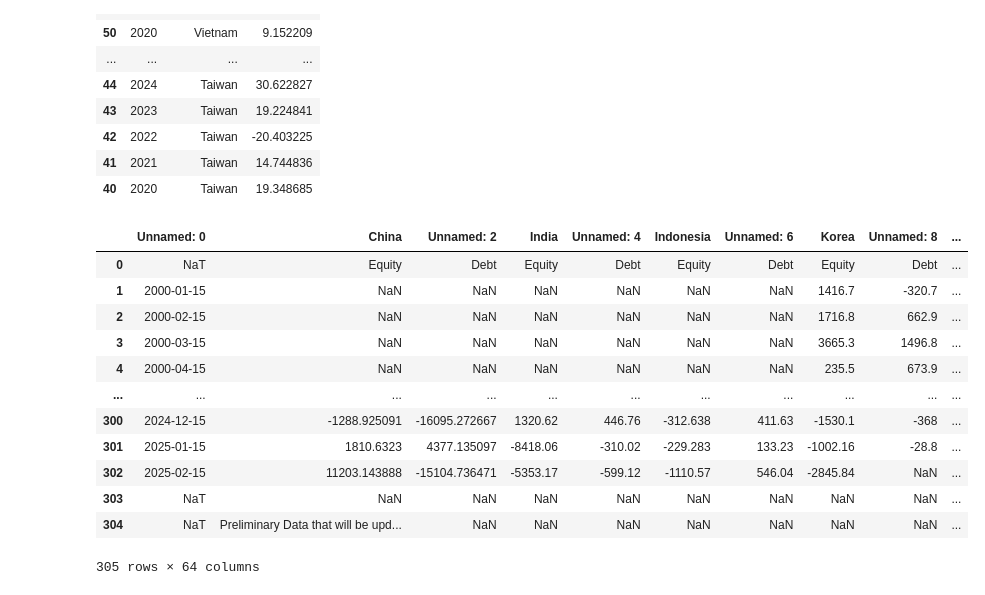
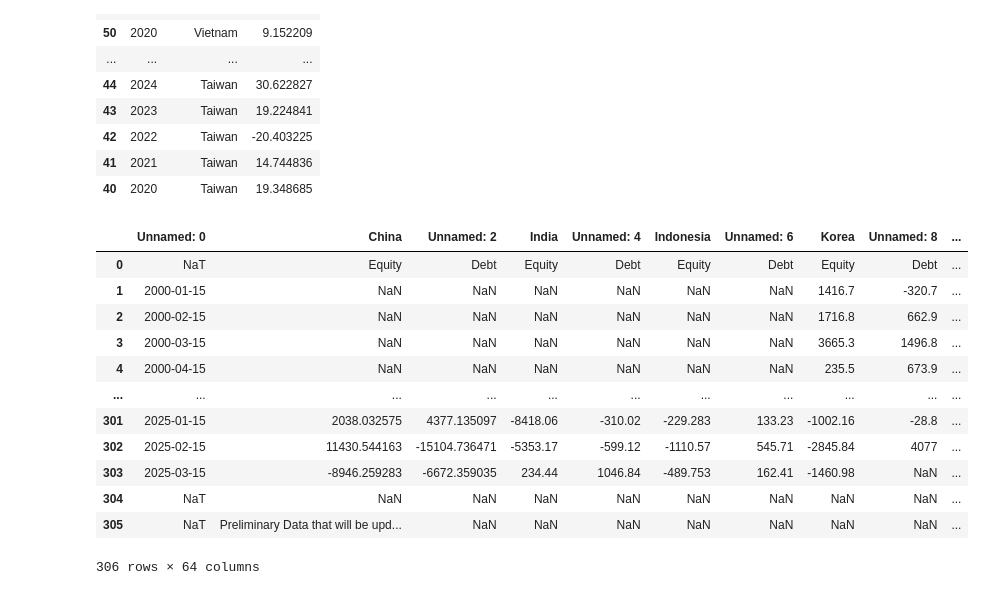
Before and after one commit to aizudeen11/cfm-nlp, a Jupyter notebook: to_gsheet/main.ipynb, the cells around one changed output. Saved outputs shown, nothing was run; the diff lists cells and outputs as text; code cells hidden in the pictures.

```diff
--- a/to_gsheet/main.ipynb
+++ b/to_gsheet/main.ipynb
@@ -176,31 +176,29 @@ df3
 # %%
 import requests
 import pandas as pd
+from io import BytesIO
 
 file_url = 'https://www.iif.com/Portals/0/Files/Databases/monthly_em_portfolio_flows_database.xlsx?ver=2025-03-13-063222-833'
 response = requests.get(file_url)
 
-# Save and read the file only if the response is successful
 if response.headers.get('Content-Type') == 'application/vnd.openxmlformats-officedocument.spreadsheetml.sheet':
-    with open('monthly_em_portfolio_flows_database.xlsx', 'wb') as file:
-        file.write(response.content)
-
-    df = pd.read_excel('monthly_em_portfolio_flows_database.xlsx', sheet_name='Country Flows_nw', header=3)
+    excel_data = BytesIO(response.content)
+    df = pd.read_excel(excel_data, sheet_name='Country Flows_nw', header=3)
 else:
     print("Failed to download a valid Excel file. The URL might not be a direct link.")
 
 df
 # %% [output]
 |  | Unnamed: 0 | China | Unnamed: 2 | India | Unnamed: 4 | Indonesia | Unnamed: 6 | Korea | Unnamed: 8 | ... |
 | 0 | NaT | Equity | Debt | Equity | Debt | Equity | Debt | Equity | Debt | ... |
 | 1 | 2000-01-15 | NaN | NaN | NaN | NaN | NaN | NaN | 1416.7 | -320.7 | ... |
 | 2 | 2000-02-15 | NaN | NaN | NaN | NaN | NaN | NaN | 1716.8 | 662.9 | ... |
 | 3 | 2000-03-15 | NaN | NaN | NaN | NaN | NaN | NaN | 3665.3 | 1496.8 | ... |
 | 4 | 2000-04-15 | NaN | NaN | NaN | NaN | NaN | NaN | 235.5 | 673.9 | ... |
 | ... | ... | ... | ... | ... | ... | ... | ... | ... | ... | ... |
-| 300 | 2024-12-15 | -1288.925091 | -16095.272667 | 1320.62 | 446.76 | -312.638 | 411.63 | -1530.1 | -368 | ... |
-| 301 | 2025-01-15 | 1810.6323 | 4377.135097 | -8418.06 | -310.02 | -229.283 | 133.23 | -1002.16 | -28.8 | ... |
-| 302 | 2025-02-15 | 11203.143888 | -15104.736471 | -5353.17 | -599.12 | -1110.57 | 546.04 | -2845.84 | NaN | ... |
-| 303 | NaT | NaN | NaN | NaN | NaN | NaN | NaN | NaN | NaN | ... |
-| 304 | NaT | Preliminary Data that will be upd... | NaN | NaN | NaN | NaN | NaN | NaN | NaN | ... |
+| 301 | 2025-01-15 | 2038.032575 | 4377.135097 | -8418.06 | -310.02 | -229.283 | 133.23 | -1002.16 | -28.8 | ... |
+| 302 | 2025-02-15 | 11430.544163 | -15104.736471 | -5353.17 | -599.12 | -1110.57 | 545.71 | -2845.84 | 4077 | ... |
+| 303 | 2025-03-15 | -8946.259283 | -6672.359035 | 234.44 | 1046.84 | -489.753 | 162.41 | -1460.98 | NaN | ... |
+| 304 | NaT | NaN | NaN | NaN | NaN | NaN | NaN | NaN | NaN | ... |
+| 305 | NaT | Preliminary Data that will be upd... | NaN | NaN | NaN | NaN | NaN | NaN | NaN | ... |
-305 rows × 64 columns
+306 rows × 64 columns
```
Also changed, not shown: parts of 7 cells of this notebook, 5 other files.
